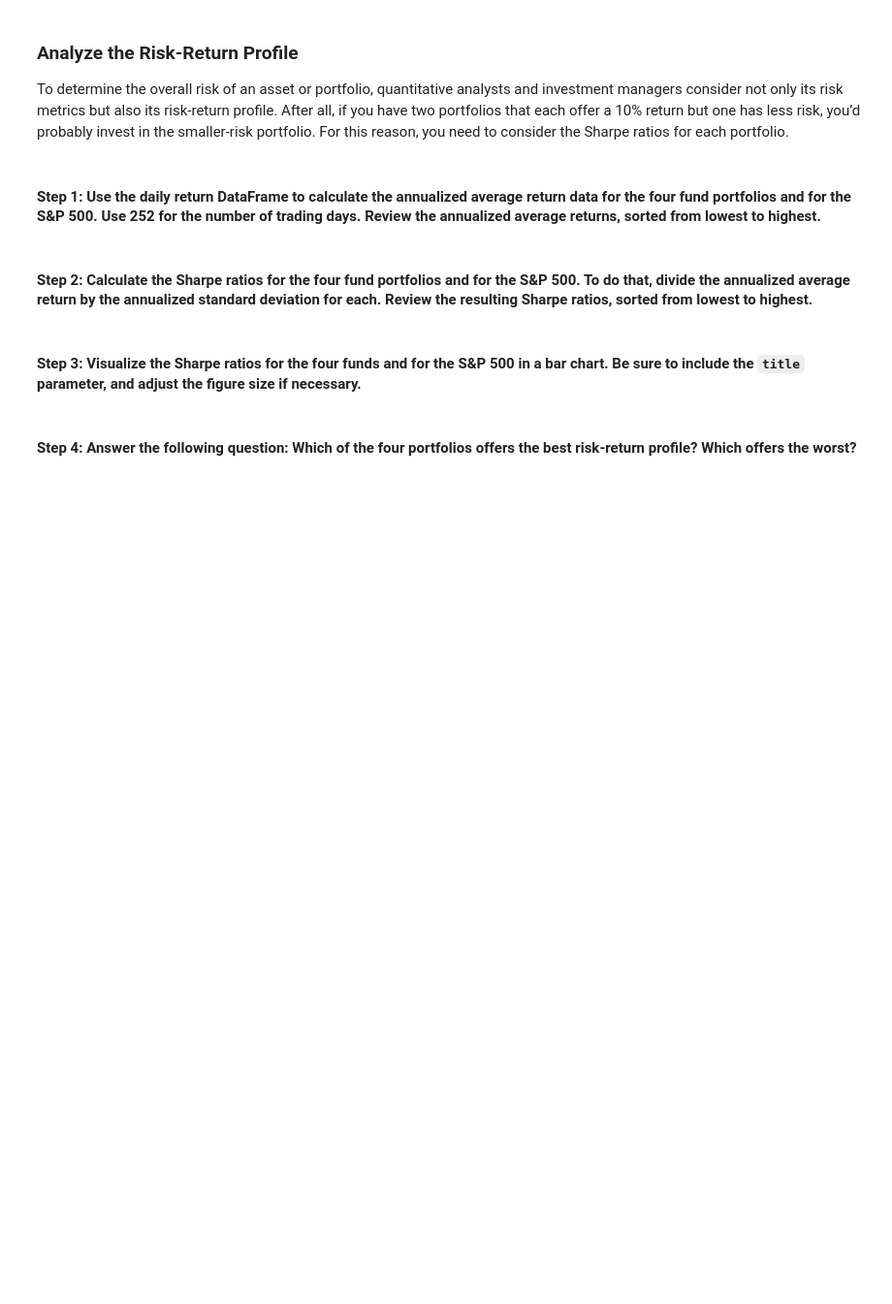
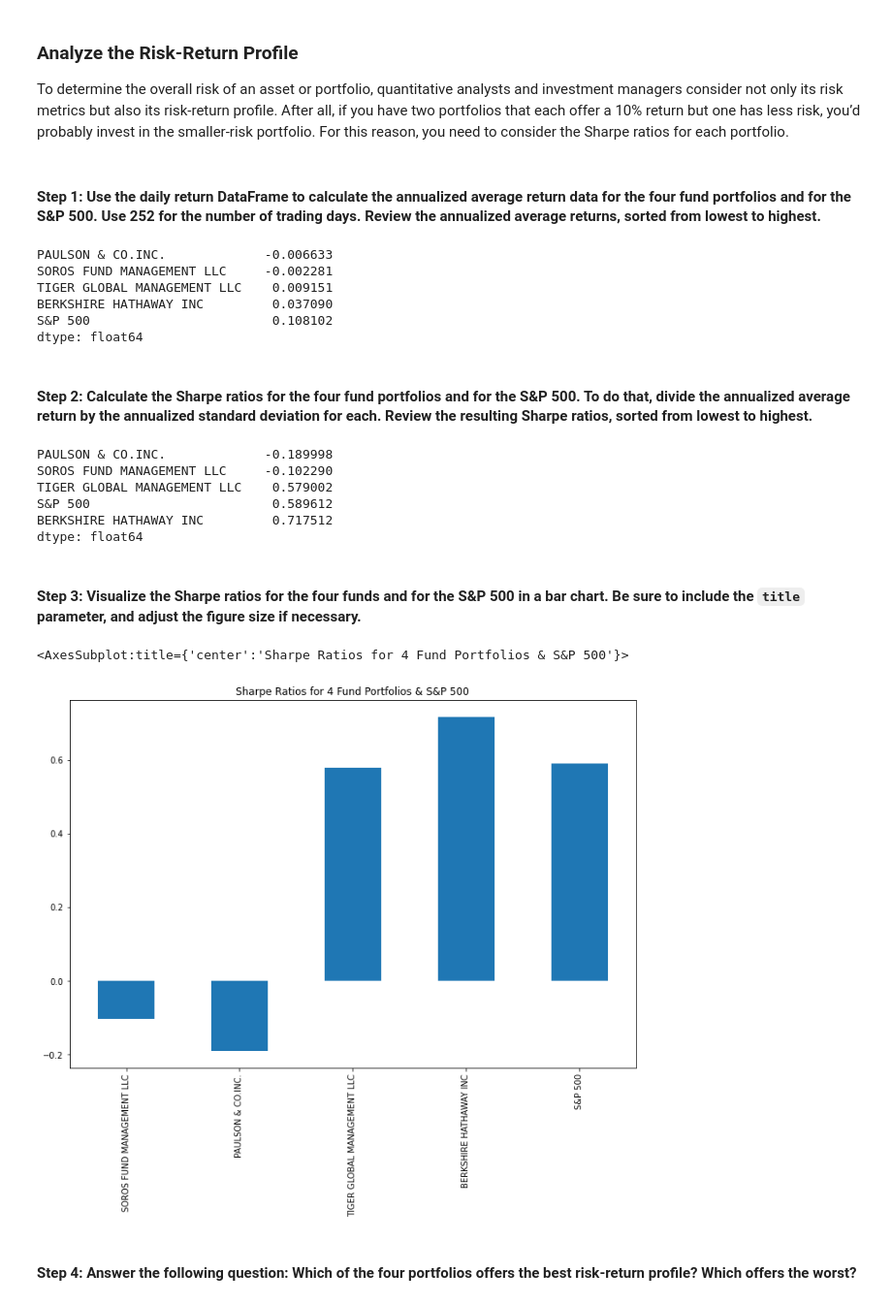
Before and after one commit to annajolt/Challenge_4, a Jupyter notebook: risk_return_analysis.ipynb, the cells around one changed output. Shown at 97% size. Drawn from its saved outputs; the diff is of its cells as text; code cells hidden in the pictures; blank space fills up the shorter version.

```diff
--- a/risk_return_analysis.ipynb
+++ b/risk_return_analysis.ipynb
@@ -235,4 +245,5 @@ Evaluate the risk profile of each portfolio by using the standard deviation and
 # %%
 # Calculate and sort the annualized standard deviation (252 trading days) of the 4 portfolios and the S&P 500
 # Review the annual standard deviations smallest to largest
-# YOUR CODE HERE
+risk_return_annual_std = risk_return_daily.std() * np.sqrt(252)
+risk_return_annual_std.sort_values()
@@ -281,19 +305,40 @@ To determine the overall risk of an asset or portfolio, quantitative analysts an
 # Calculate the annual average return data for the for fund portfolios and the S&P 500
 # Use 252 as the number of trading days in the year
 # Review the annual average returns sorted from lowest to highest
-# YOUR CODE HERE
+risk_return_annual_avg = risk_return_daily.mean() * 252
+
+risk_return_annual_avg.sort_values()
+# %% [output]
+PAULSON & CO.INC.             -0.006633
+SOROS FUND MANAGEMENT LLC     -0.002281
+TIGER GLOBAL MANAGEMENT LLC    0.009151
+BERKSHIRE HATHAWAY INC         0.037090
+S&P 500                        0.108102
+dtype: float64
 # %% [markdown]
 #### Step 2: Calculate the Sharpe ratios for the four fund portfolios and for the S&P 500. To do that, divide the annualized average return by the annualized standard deviation for each. Review the resulting Sharpe ratios, sorted from lowest to highest.
 # %%
 # Calculate the annualized Sharpe Ratios for each of the 4 portfolios and the S&P 500.
 # Review the Sharpe ratios sorted lowest to highest
-# YOUR CODE HERE
+risk_return_sharpe = risk_return_annual_avg / risk_return_annual_std
+
+risk_return_sharpe.sort_values()
+# %% [output]
+PAULSON & CO.INC.             -0.189998
+SOROS FUND MANAGEMENT LLC     -0.102290
+TIGER GLOBAL MANAGEMENT LLC    0.579002
+S&P 500                        0.589612
+BERKSHIRE HATHAWAY INC         0.717512
+dtype: float64
 # %% [markdown]
 #### Step 3: Visualize the Sharpe ratios for the four funds and for the S&P 500 in a bar chart. Be sure to include the `title` parameter, and adjust the figure size if necessary.
 # %%
 # Visualize the Sharpe ratios as a bar chart
 # Include a title parameter and adjust the figure size
-# YOUR CODE HERE
+risk_return_sharpe.plot.bar(figsize=(12,8), title='Sharpe Ratios for 4 Fund Portfolios & S&P 500')
+# %% [output]
+<AxesSubplot:title={'center':'Sharpe Ratios for 4 Fund Portfolios & S&P 500'}>
+[figure, added]
 # %% [markdown]
 #### Step 4: Answer the following question: Which of the four portfolios offers the best risk-return profile? Which offers the worst?
 # %% [markdown]
```
Also changed, not shown: parts of 9 cells of this notebook.
